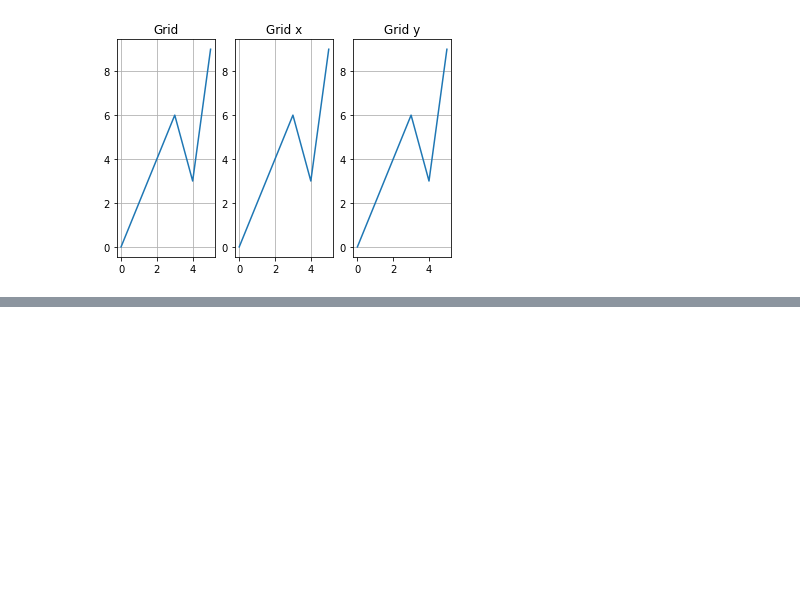
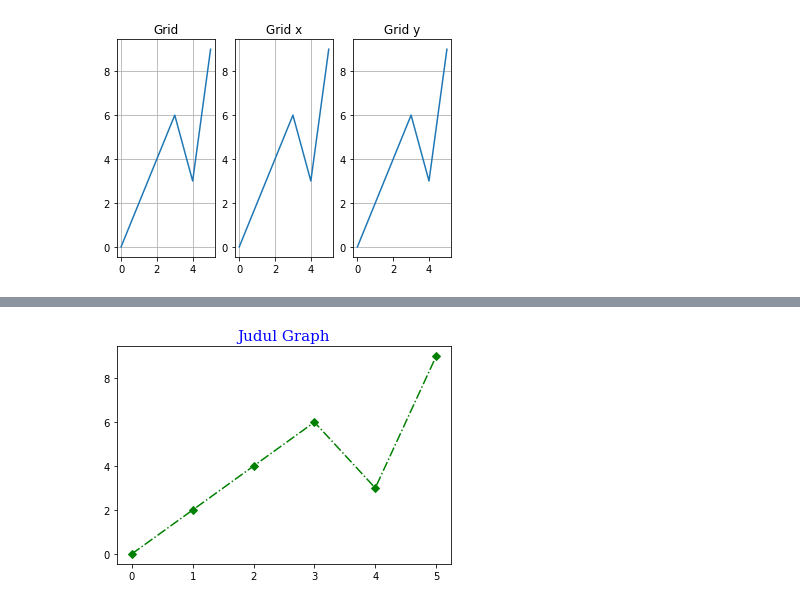
Before and after one commit to golchafun/matplotlib-tutor-note-id, a Jupyter notebook: FormatGrafik.ipynb, the cells around one changed output, grey strips where cells are left out. Saved outputs shown, nothing was run; the diff lists cells and outputs as text; code cells hidden in the pictures; blank space fills up the shorter version.

Commit message:
update format with fontdict

```diff
--- a/FormatGrafik.ipynb
+++ b/FormatGrafik.ipynb
@@ -111,0 +121,9 @@ plt.show()
+# %%
+plt.plot(x, y, marker='D', color='g', linestyle='-.')
+
+format_font = {'family':'serif', 'color':'blue', 'size':15}
+plt.title("Judul Graph", fontdict = format_font)
+
+plt.show()
+# %% [output]
+[figure, added]
```
Also changed, not shown: parts of 1 cell of this notebook.
